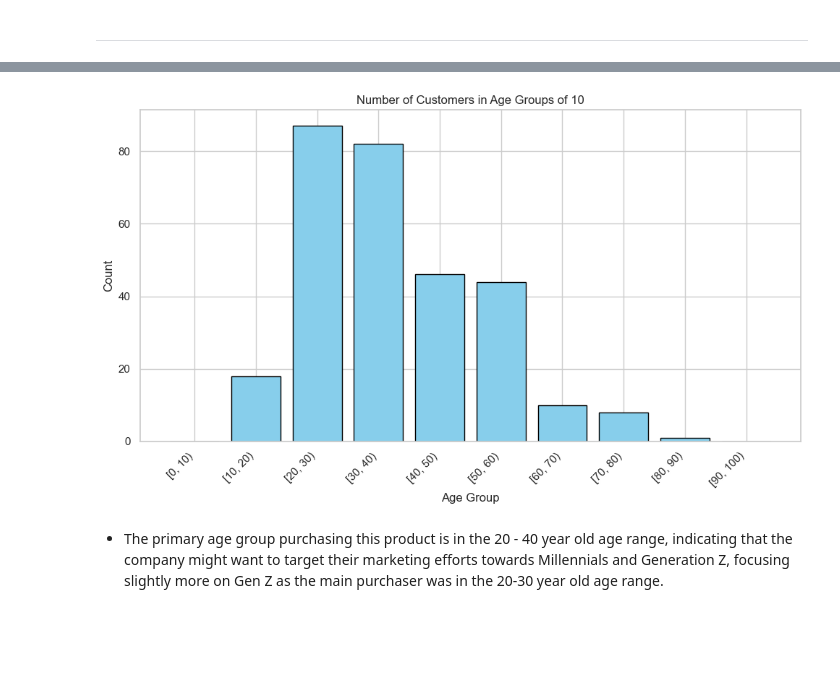
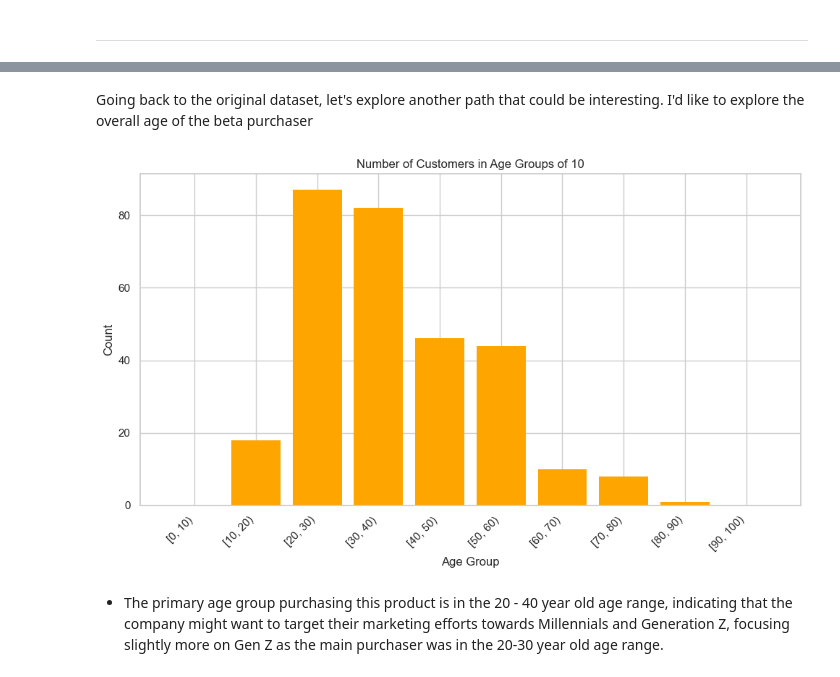
Before and after one commit to jsmither10/client_data_analysis, a Jupyter notebook: data_vizualization.ipynb, the cells around one changed output, grey strips where cells are left out. Saved outputs shown, nothing was run; the diff lists cells and outputs as text; code cells hidden in the pictures; blank space fills up the shorter version.

```diff
--- a/data_vizualization.ipynb
+++ b/data_vizualization.ipynb
@@ -385,21 +355,21 @@ memory usage: 84.2+ KB
+# %% [markdown]
+Going back to the original dataset, let's explore another path that could be interesting. I'd like to explore the overall age of the beta purchaser
 # %%
-# Binning the 'age' column into groups of 10
+#making bins
 age_groups = pd.cut(df_customers['age'], bins=range(0, 101, 10), right=False)
 
-# Counting occurrences in each age group
 age_counts = age_groups.value_counts().sort_index()
 
-# Creating the bar chart
 plt.figure(figsize=(10, 6))
-plt.bar(age_counts.index.astype(str), age_counts.values, color='skyblue', edgecolor='black')
+plt.bar(age_counts.index.astype(str), age_counts.values, color='orange', edgecolor='none')
 plt.xlabel('Age Group')
 plt.ylabel('Count')
 plt.title('Number of Customers in Age Groups of 10')
 plt.xticks(rotation=45, ha='right')
 plt.tight_layout()
 plt.show()
 # %% [output]
-[figure, old version]
+[figure, new version]
 # %% [markdown]
 - The primary age group purchasing this product is in the 20 - 40 year old age range, indicating that the company might want to target their marketing efforts towards Millennials and Generation Z, focusing slightly more on Gen Z as the main purchaser was in the 20-30 year old age range.
 # %%
```
Also changed, not shown: parts of 29 cells of this notebook.
